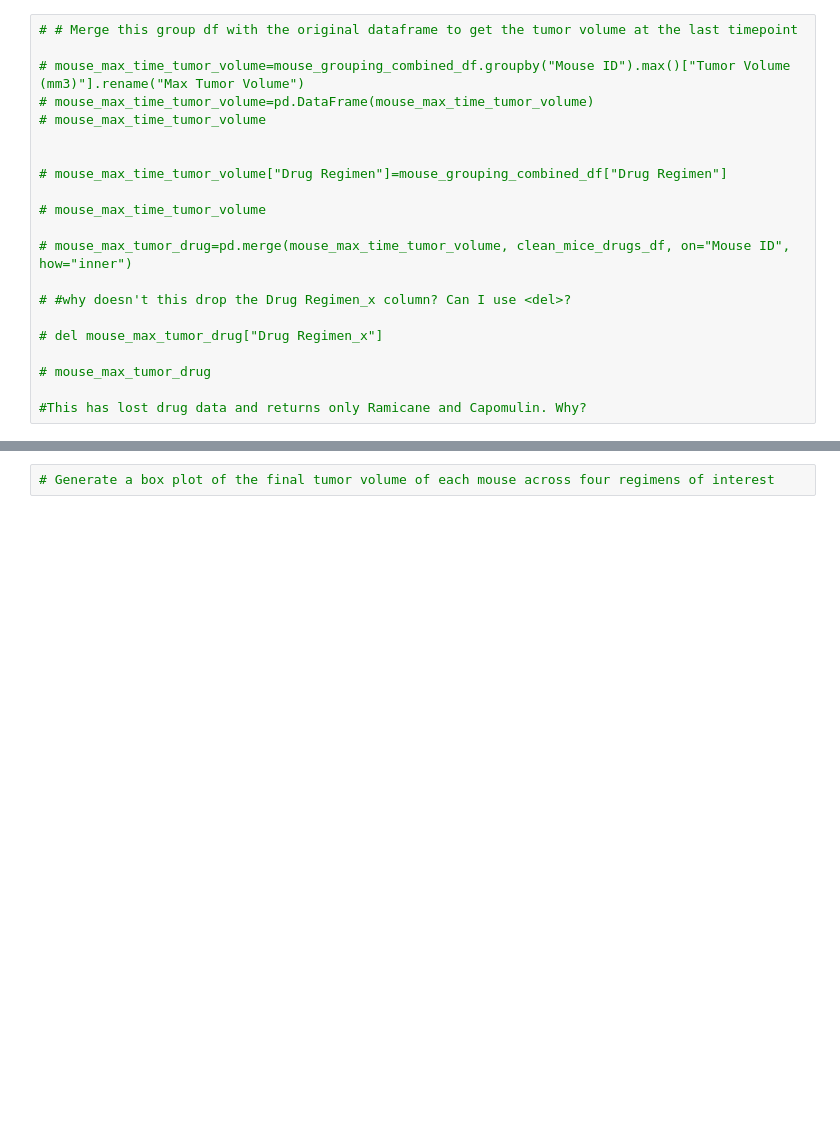
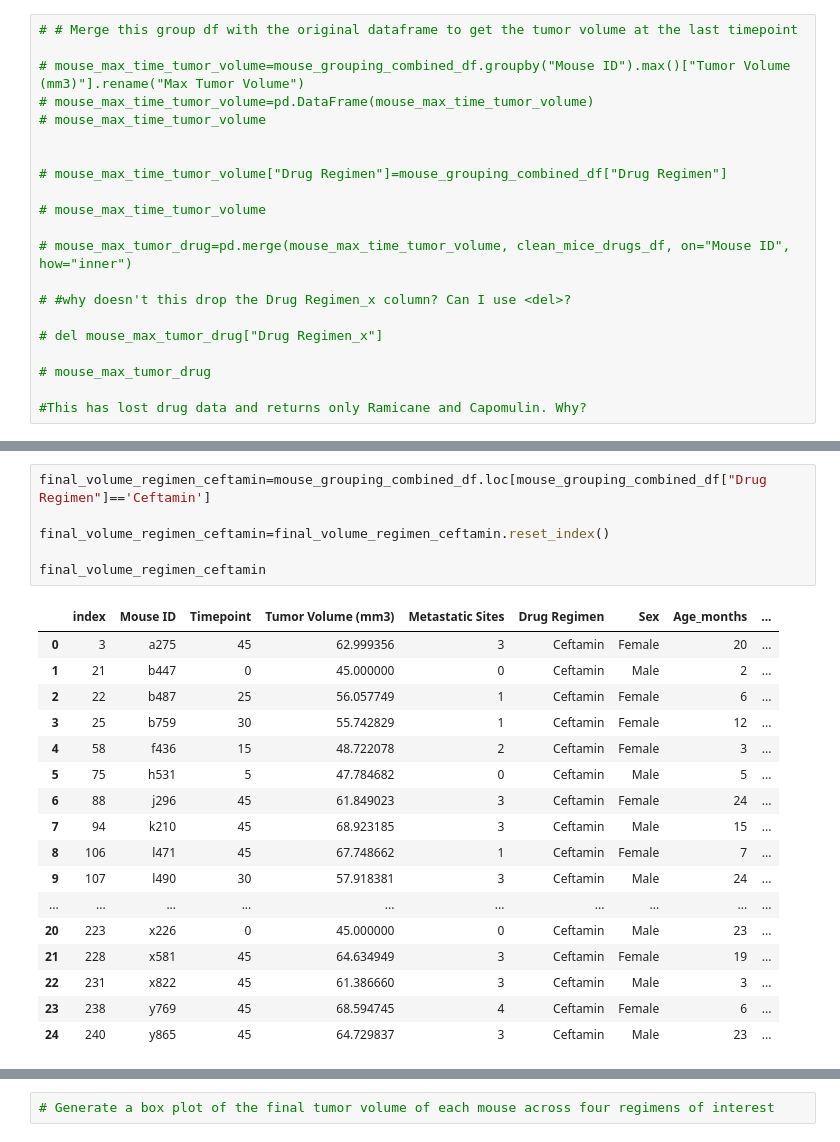
Before and after one commit to LexiJess/Matplotlib_Challenge, a Jupyter notebook: 05-Matplotlib_Homework_Instructions_Pymaceuticals_pymaceuticals_starter.ipynb, the cells around one changed output, grey strips where cells are left out. Saved outputs shown, nothing was run; the diff lists cells and outputs as text; blank space fills up the shorter version.

```diff
--- a/05-Matplotlib_Homework_Instructions_Pymaceuticals_pymaceuticals_starter.ipynb
+++ b/05-Matplotlib_Homework_Instructions_Pymaceuticals_pymaceuticals_starter.ipynb
@@ -497,0 +539,24 @@ final_volume_regimen
+# %%
+final_volume_regimen_ceftamin=mouse_grouping_combined_df.loc[mouse_grouping_combined_df["Drug Regimen"]=='Ceftamin']
+
+final_volume_regimen_ceftamin=final_volume_regimen_ceftamin.reset_index()
+
+final_volume_regimen_ceftamin
+# %% [output]
+|  | index | Mouse ID | Timepoint | Tumor Volume (mm3) | Metastatic Sites | Drug Regimen | Sex | Age_months | ... |
+| 0 | 3 | a275 | 45 | 62.999356 | 3 | Ceftamin | Female | 20 | ... |
+| 1 | 21 | b447 | 0 | 45.000000 | 0 | Ceftamin | Male | 2 | ... |
+| 2 | 22 | b487 | 25 | 56.057749 | 1 | Ceftamin | Female | 6 | ... |
+| 3 | 25 | b759 | 30 | 55.742829 | 1 | Ceftamin | Female | 12 | ... |
+| 4 | 58 | f436 | 15 | 48.722078 | 2 | Ceftamin | Female | 3 | ... |
+| 5 | 75 | h531 | 5 | 47.784682 | 0 | Ceftamin | Male | 5 | ... |
+| 6 | 88 | j296 | 45 | 61.849023 | 3 | Ceftamin | Female | 24 | ... |
+| 7 | 94 | k210 | 45 | 68.923185 | 3 | Ceftamin | Male | 15 | ... |
+| 8 | 106 | l471 | 45 | 67.748662 | 1 | Ceftamin | Female | 7 | ... |
+| 9 | 107 | l490 | 30 | 57.918381 | 3 | Ceftamin | Male | 24 | ... |
+| ... | ... | ... | ... | ... | ... | ... | ... | ... | ... |
+| 20 | 223 | x226 | 0 | 45.000000 | 0 | Ceftamin | Male | 23 | ... |
+| 21 | 228 | x581 | 45 | 64.634949 | 3 | Ceftamin | Female | 19 | ... |
+| 22 | 231 | x822 | 45 | 61.386660 | 3 | Ceftamin | Male | 3 | ... |
+| 23 | 238 | y769 | 45 | 68.594745 | 4 | Ceftamin | Female | 6 | ... |
+| 24 | 240 | y865 | 45 | 64.729837 | 3 | Ceftamin | Male | 23 | ... |
```
Also changed, not shown: parts of 7 cells of this notebook.
